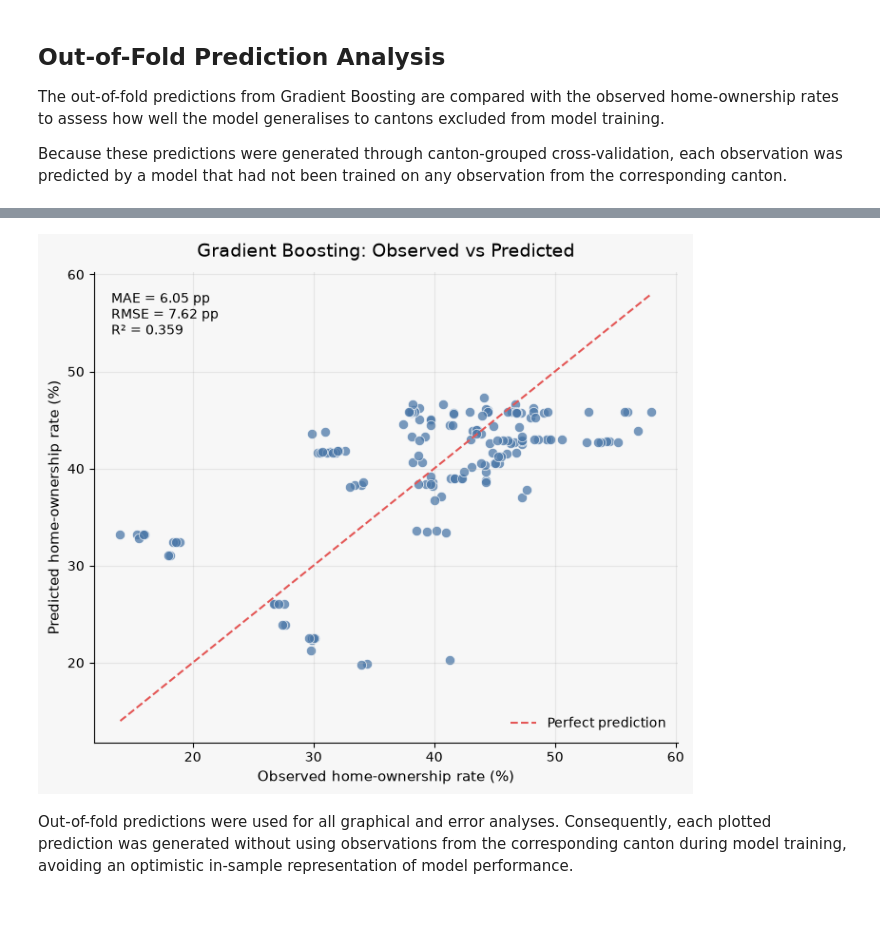
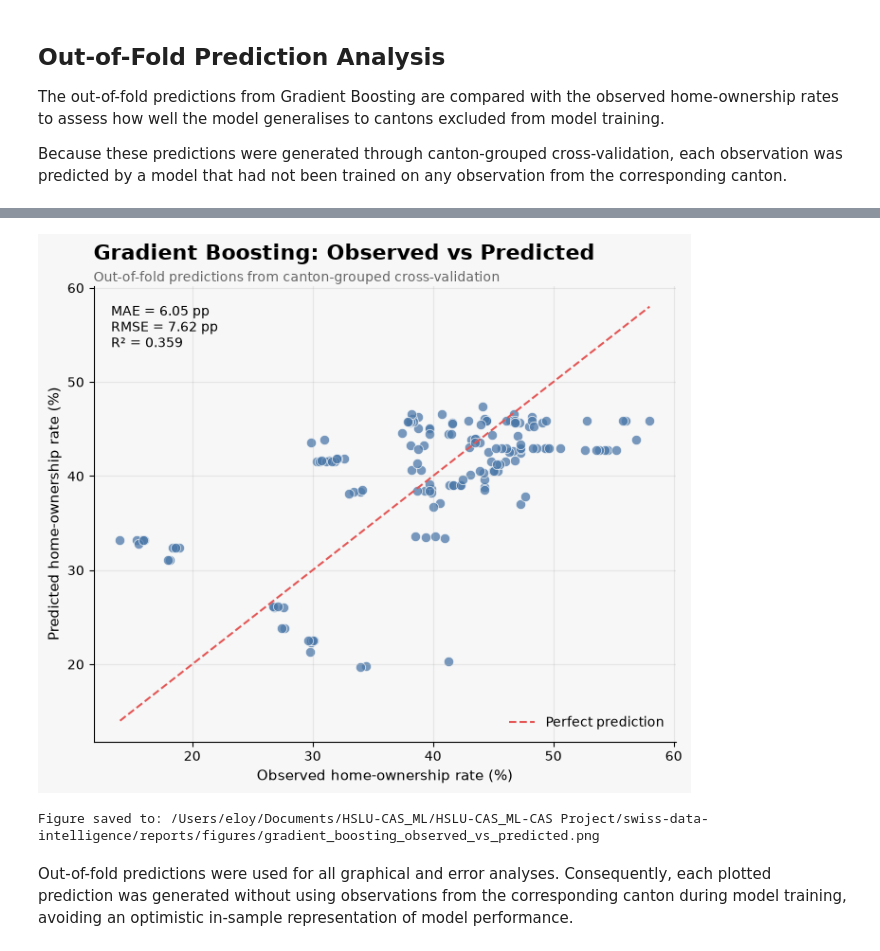
Before and after one commit to edelarubia/swiss-data-intelligence, a Jupyter notebook: notebooks/03_modelling.ipynb, the cells around one changed output, grey strips where cells are left out. Drawn from its saved outputs; the diff is of its cells as text; code cells hidden in the pictures; blank space fills up the shorter version.

```diff
--- a/notebooks/03_modelling.ipynb
+++ b/notebooks/03_modelling.ipynb
@@ -611,40 +611,69 @@ ax.set_ylabel(
 
 ax.set_title(
     "Gradient Boosting: Observed vs Predicted",
-    fontsize=14,
-    pad=12,
+    fontsize=16,
+    fontweight="bold",
+    loc="left",
+    pad=20,
+)
+
+ax.text(
+    0,
+    1.01,
+    "Out-of-fold predictions from canton-grouped cross-validation",
+    transform=ax.transAxes,
+    fontsize=10,
+    color="#666666",
 )
 
 ax.text(
     0.03,
     0.96,
     (
         f"MAE = {gradient_boosting_mae:.2f} pp\n"
         f"RMSE = {gradient_boosting_rmse:.2f} pp\n"
         f"R² = {gradient_boosting_r2:.3f}"
     ),
     transform=ax.transAxes,
     verticalalignment="top",
     fontsize=10,
 )
 
 
 ax.grid(
     alpha=0.25,
     linewidth=0.8,
 )
 
 ax.spines["top"].set_visible(False)
 ax.spines["right"].set_visible(False)
 
 ax.legend(
     frameon=False,
 )
 
 plt.tight_layout()
+
+# Save the out-of-fold prediction figure for the final report.
+figure_path = (
+    PROJECT_ROOT
+    / "reports"
+    / "figures"
+    / "gradient_boosting_observed_vs_predicted.png"
+)
+
+fig.savefig(
+    figure_path,
+    dpi=300,
+    bbox_inches="tight",
+)
+
 plt.show()
+
+print(f"Figure saved to: {figure_path}")
 # %% [output]
-[figure, old version]
+[figure, new version]
+Figure saved to: /Users/eloy/Documents/HSLU-CAS_ML/HSLU-CAS_ML-CAS Project/swiss-data-intelligence/reports/figures/gradient_boosting_observed_vs_predicted.png
 # %% [markdown]
 Out-of-fold predictions were used for all graphical and error analyses. Consequently, each plotted prediction was generated without using observations from the corresponding canton during model training, avoiding an optimistic in-sample representation of model performance.
 # %% [markdown]
```
Also changed, not shown: parts of 3 cells of this notebook, 18 other files.
